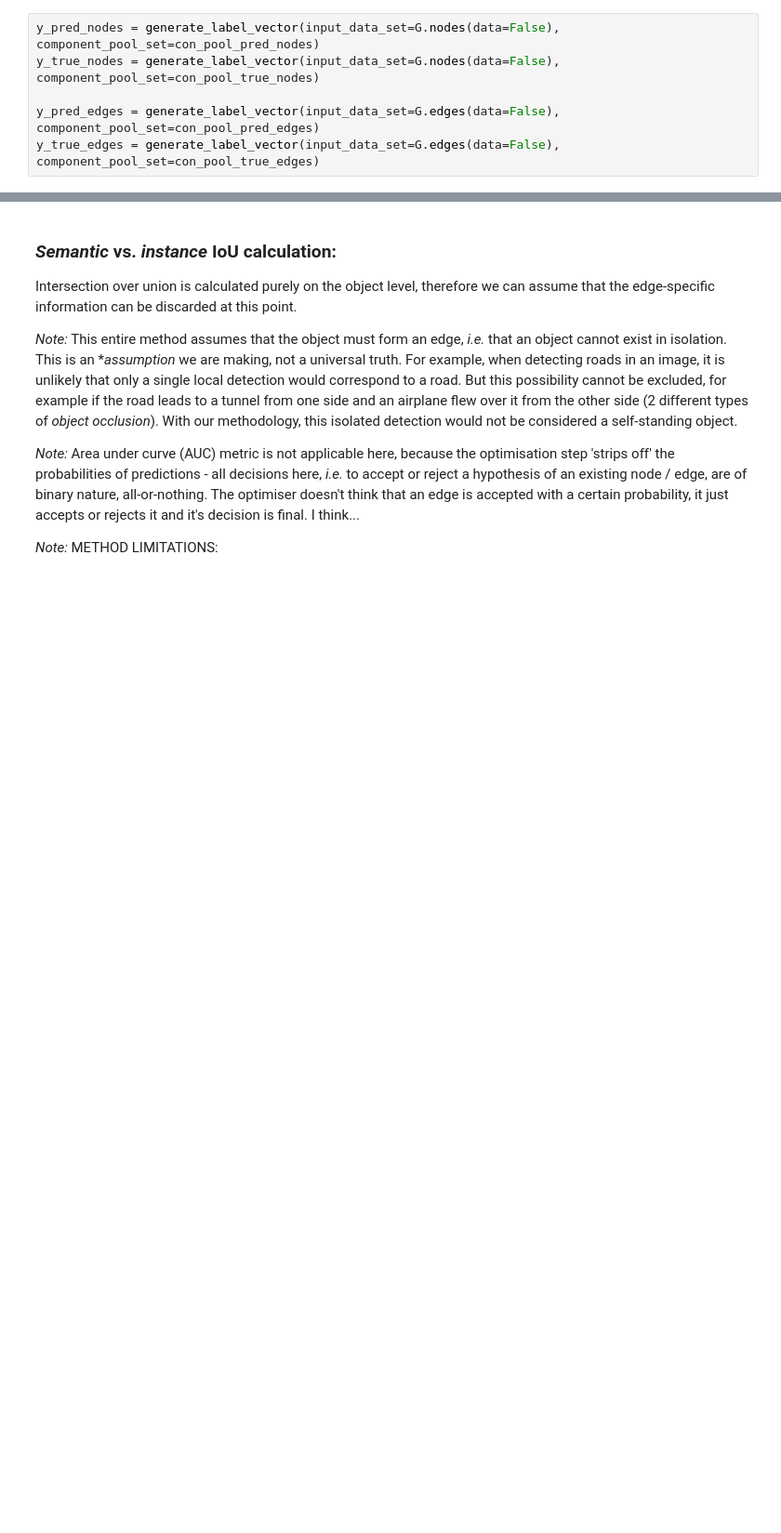
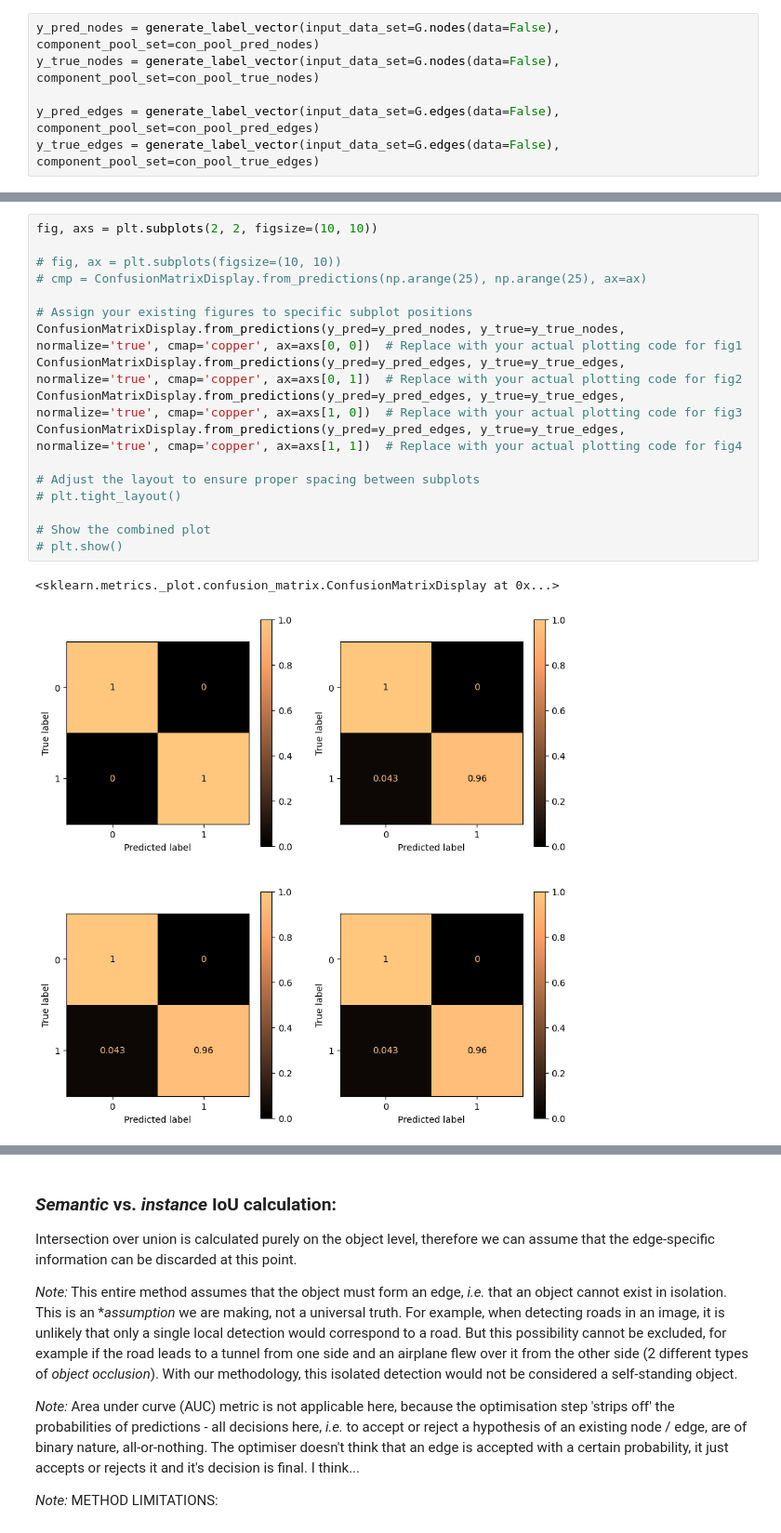
Before and after one commit to alan-turing-institute/grace, a Jupyter notebook: notebooks/measure_graph.ipynb, the cells around one changed output, grey strips where cells are left out. Shown at 93% size. Drawn from its saved outputs; the diff is of its cells as text; blank space fills up the shorter version.

```diff
--- a/notebooks/measure_graph.ipynb
+++ b/notebooks/measure_graph.ipynb
@@ -139,0 +151,20 @@ cm_nodes_nrm, cm_edges_nrm
+# %%
+fig, axs = plt.subplots(2, 2, figsize=(10, 10))
+
+# fig, ax = plt.subplots(figsize=(10, 10))
+# cmp = ConfusionMatrixDisplay.from_predictions(np.arange(25), np.arange(25), ax=ax)
+
+# Assign your existing figures to specific subplot positions
+ConfusionMatrixDisplay.from_predictions(y_pred=y_pred_nodes, y_true=y_true_nodes, normalize='true', cmap='copper', ax=axs[0, 0])  # Replace with your actual plotting code for fig1
+ConfusionMatrixDisplay.from_predictions(y_pred=y_pred_edges, y_true=y_true_edges, normalize='true', cmap='copper', ax=axs[0, 1])  # Replace with your actual plotting code for fig2
+ConfusionMatrixDisplay.from_predictions(y_pred=y_pred_edges, y_true=y_true_edges, normalize='true', cmap='copper', ax=axs[1, 0])  # Replace with your actual plotting code for fig3
+ConfusionMatrixDisplay.from_predictions(y_pred=y_pred_edges, y_true=y_true_edges, normalize='true', cmap='copper', ax=axs[1, 1])  # Replace with your actual plotting code for fig4
+
+# Adjust the layout to ensure proper spacing between subplots
+# plt.tight_layout()
+
+# Show the combined plot
+# plt.show()
+# %% [output]
+<sklearn.metrics._plot.confusion_matrix.ConfusionMatrixDisplay at 0x...>
+[figure, added]
```
Also changed, not shown: parts of 25 cells of this notebook, 2 other files.
